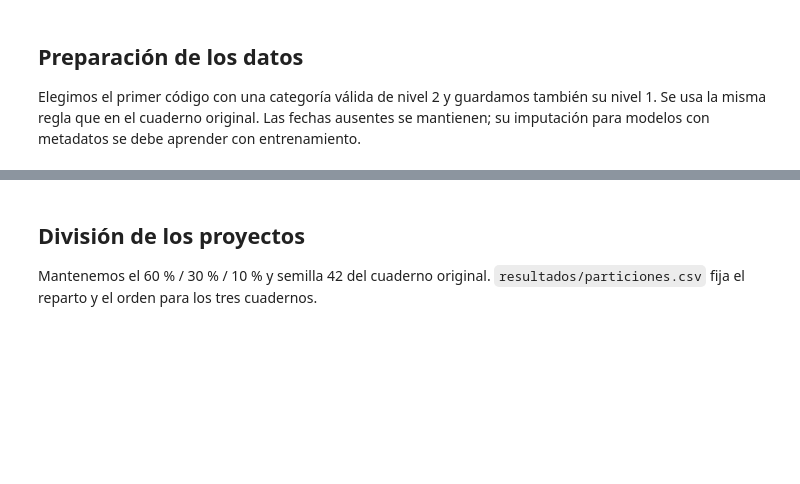
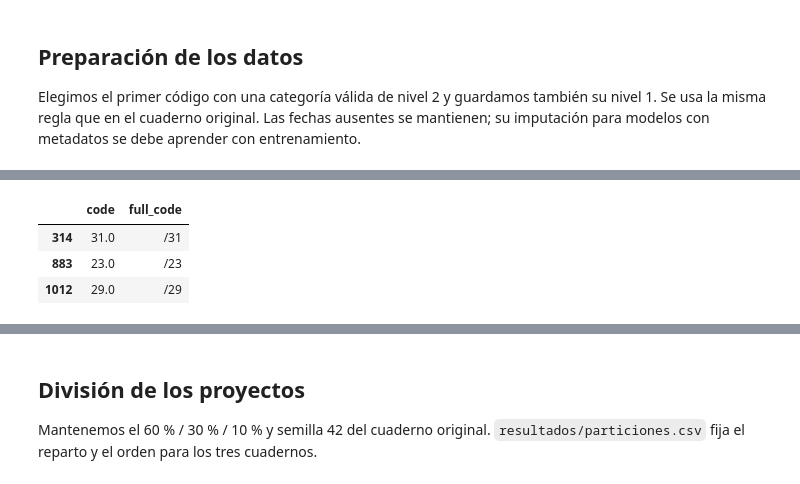
Before and after one commit to IzanV5/proyecto-cordis, a Jupyter notebook: 01_datos_y_representaciones.ipynb, the cells around one changed output, grey strips where cells are left out. Saved outputs shown, nothing was run; the diff lists cells and outputs as text; code cells hidden in the pictures; blank space fills up the shorter version.

```diff
--- a/01_datos_y_representaciones.ipynb
+++ b/01_datos_y_representaciones.ipynb
@@ -66,0 +236,10 @@ el nuevo reparto y repetir los experimentos afectados.
+# %%
+# Consultar los códigos que aparecen en los proyectos descartados
+codigos = [23, 29, 31]
+columnas = ["code", "full_code"]
+display(scivoc[pd.to_numeric(scivoc["code"], errors="coerce").isin(codigos)][columnas])
+# %% [output]
+|  | code | full_code |
+| 314 | 31.0 | /31 |
+| 883 | 23.0 | /23 |
+| 1012 | 29.0 | /29 |
```
Also changed, not shown: parts of 42 cells of this notebook.
